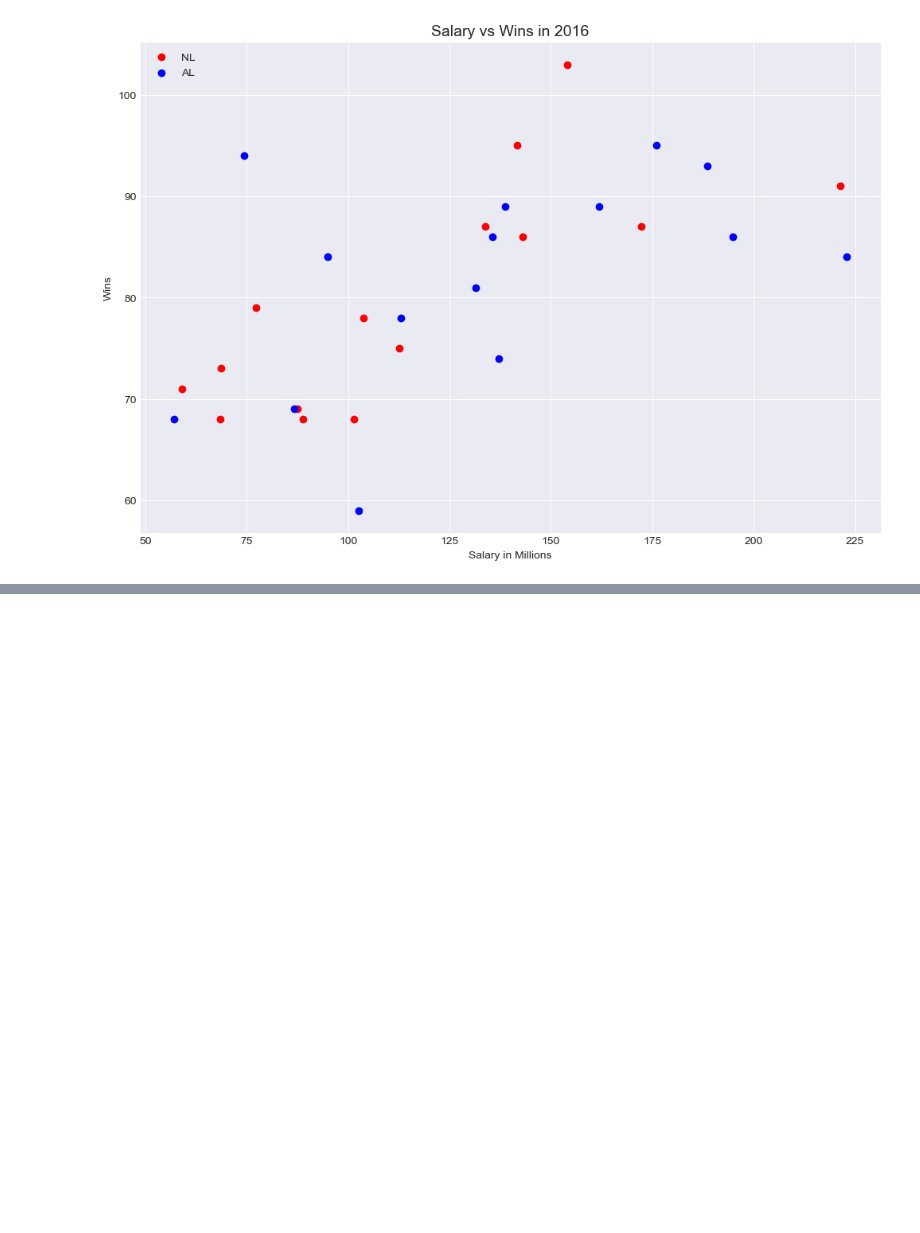
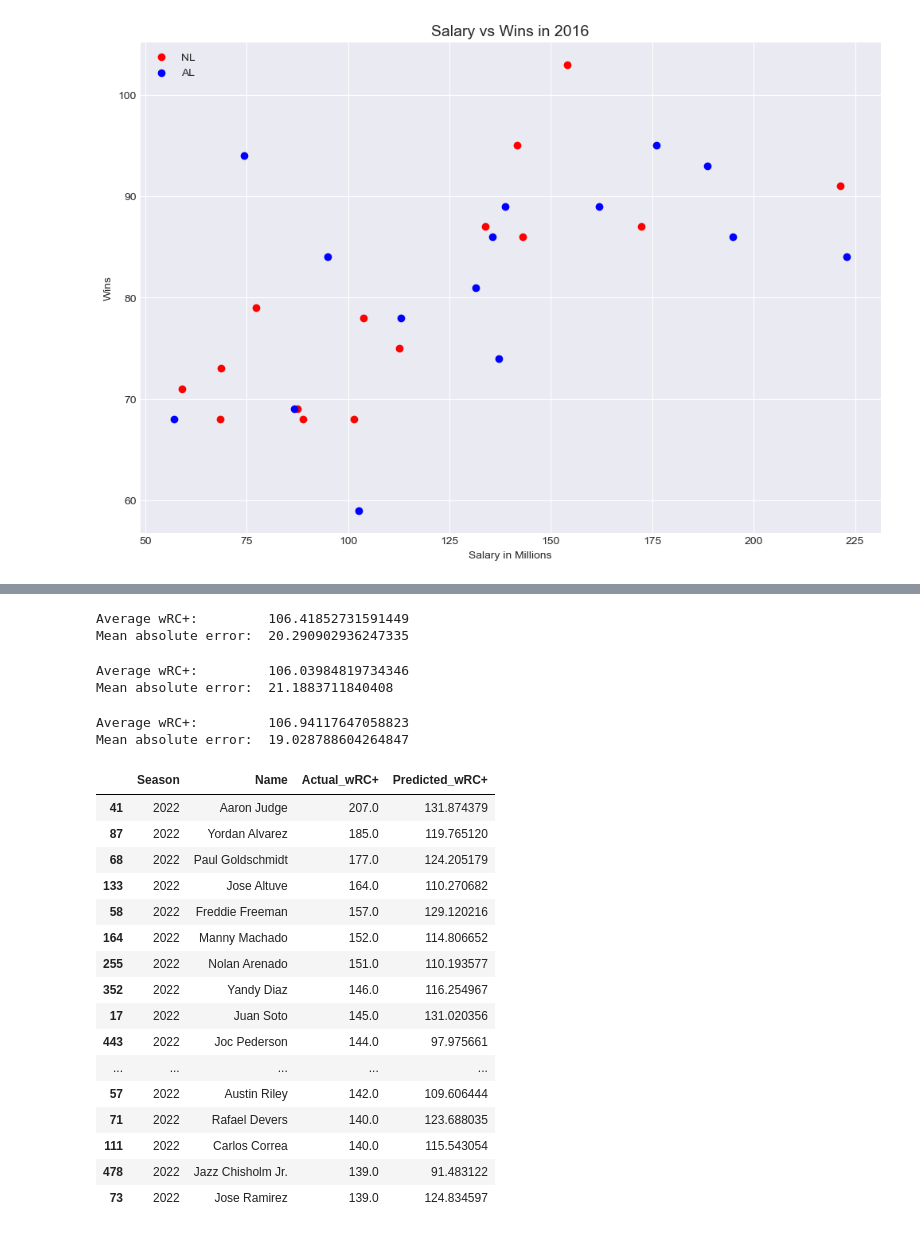
Before and after one commit to danielcho16/baseball_analytics, a Jupyter notebook: baseball_analytics.ipynb, the cells around one changed output, grey strips where cells are left out. Saved outputs shown, nothing was run; the diff lists cells and outputs as text; code cells hidden in the pictures; blank space fills up the shorter version.

```diff
--- a/baseball_analytics.ipynb
+++ b/baseball_analytics.ipynb
@@ -1297,0 +1355,61 @@ ax.legend(loc='upper left');
+# %%
+# train data average and mean absolute error
+y_pred = lr.predict(X_train)
+
+print('Average wRC+:        ',X_train['wRC+'].mean())
+print('Mean absolute error: ',mean_absolute_error(y_pred,y_train))
+# %% [output]
+Average wRC+:         106.41852731591449
+Mean absolute error:  20.290902936247335
+# %%
+# test data average and mean absolute error
+y_pred = lr.predict(X_test)
+
+print('Average wRC+:        ',X_test['wRC+'].mean())
+print('Mean absolute error: ',mean_absolute_error(y_pred,y_test))
+# %% [output]
+Average wRC+:         106.03984819734346
+Mean absolute error:  21.1883711840408
+# %%
+# 2022 hitting dataframe
+hits_2022_df = bat_2022_df.loc[:,['Season','Name','AB','H','OPS','BABIP','wOBA','wRC+','LD%','GB%','FB%','O-Swing%','Z-Swing%','O-Contact%','Z-Contact%',
+                                  'SwStr%','Contact%','Swing%','Pull%','Cent%','Oppo%','Soft%','Med%','Hard%']]
+hits_2022_df['wRC+_actual'] = hits_2022_df.sort_values(['Name','Season'],ascending=False).groupby('Name')['wRC+'].shift()
+hits_2022_df = hits_2022_df.loc[hits_2022_df['AB']>=300]
+hits_2022_df = hits_2022_df.loc[hits_2022_df['wRC+_actual'].notnull()]
+# %%
+X = hits_2022_df.drop(['Season','Name','wRC+_actual'],axis=1)
+y = hits_2022_df['wRC+_actual']
+# %%
+# 2022 data average and mean absolute error
+y_pred = lr.predict(X)
+
+print('Average wRC+:        ',hits_2022_df['wRC+'].mean())
+print('Mean absolute error: ',mean_absolute_error(y_pred,y))
+# %% [output]
+Average wRC+:         106.94117647058823
+Mean absolute error:  19.028788604264847
+# %%
+# dataframe with actual wRC+ and predicted wRC+
+hits_2022_df['Predicted_wRC+'] = y_pred
+hits_2022_df['Season'] = 2022
+hits_2022_df = hits_2022_df.rename(columns={'wRC+_actual':'Actual_wRC+'})
+hits_2022_df.loc[:,['Season','Name','Actual_wRC+','Predicted_wRC+']].sort_values(by='Actual_wRC+',ascending=False).head(20)
+# %% [output]
+|  | Season | Name | Actual_wRC+ | Predicted_wRC+ |
+| 41 | 2022 | Aaron Judge | 207.0 | 131.874379 |
+| 87 | 2022 | Yordan Alvarez | 185.0 | 119.765120 |
+| 68 | 2022 | Paul Goldschmidt | 177.0 | 124.205179 |
+| 133 | 2022 | Jose Altuve | 164.0 | 110.270682 |
+| 58 | 2022 | Freddie Freeman | 157.0 | 129.120216 |
+| 164 | 2022 | Manny Machado | 152.0 | 114.806652 |
+| 255 | 2022 | Nolan Arenado | 151.0 | 110.193577 |
+| 352 | 2022 | Yandy Diaz | 146.0 | 116.254967 |
+| 17 | 2022 | Juan Soto | 145.0 | 131.020356 |
+| 443 | 2022 | Joc Pederson | 144.0 | 97.975661 |
+| ... | ... | ... | ... | ... |
+| 57 | 2022 | Austin Riley | 142.0 | 109.606444 |
+| 71 | 2022 | Rafael Devers | 140.0 | 123.688035 |
+| 111 | 2022 | Carlos Correa | 140.0 | 115.543054 |
+| 478 | 2022 | Jazz Chisholm Jr. | 139.0 | 91.483122 |
+| 73 | 2022 | Jose Ramirez | 139.0 | 124.834597 |
```
Also changed, not shown: parts of 7 cells of this notebook, 1 other file.
